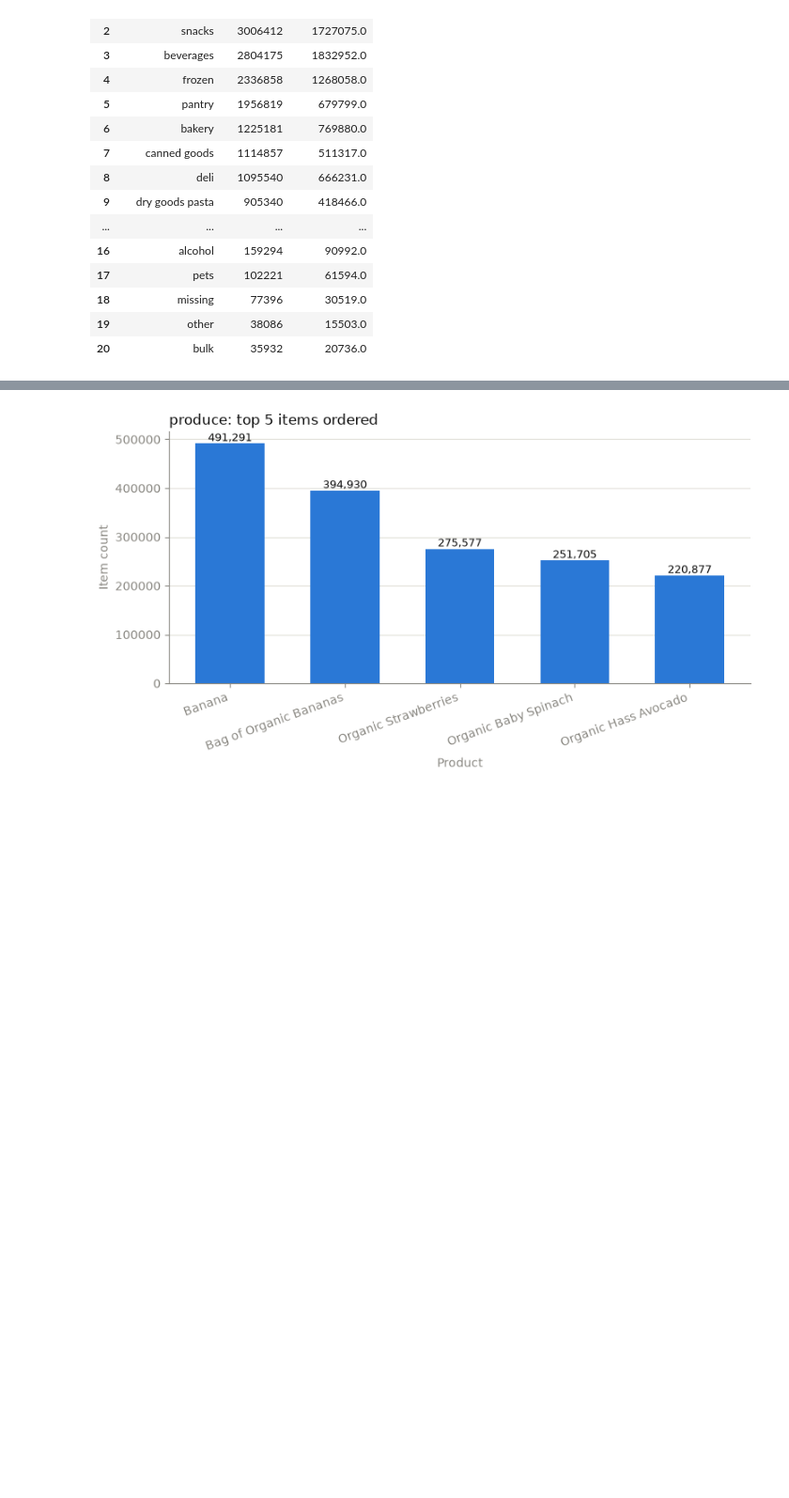
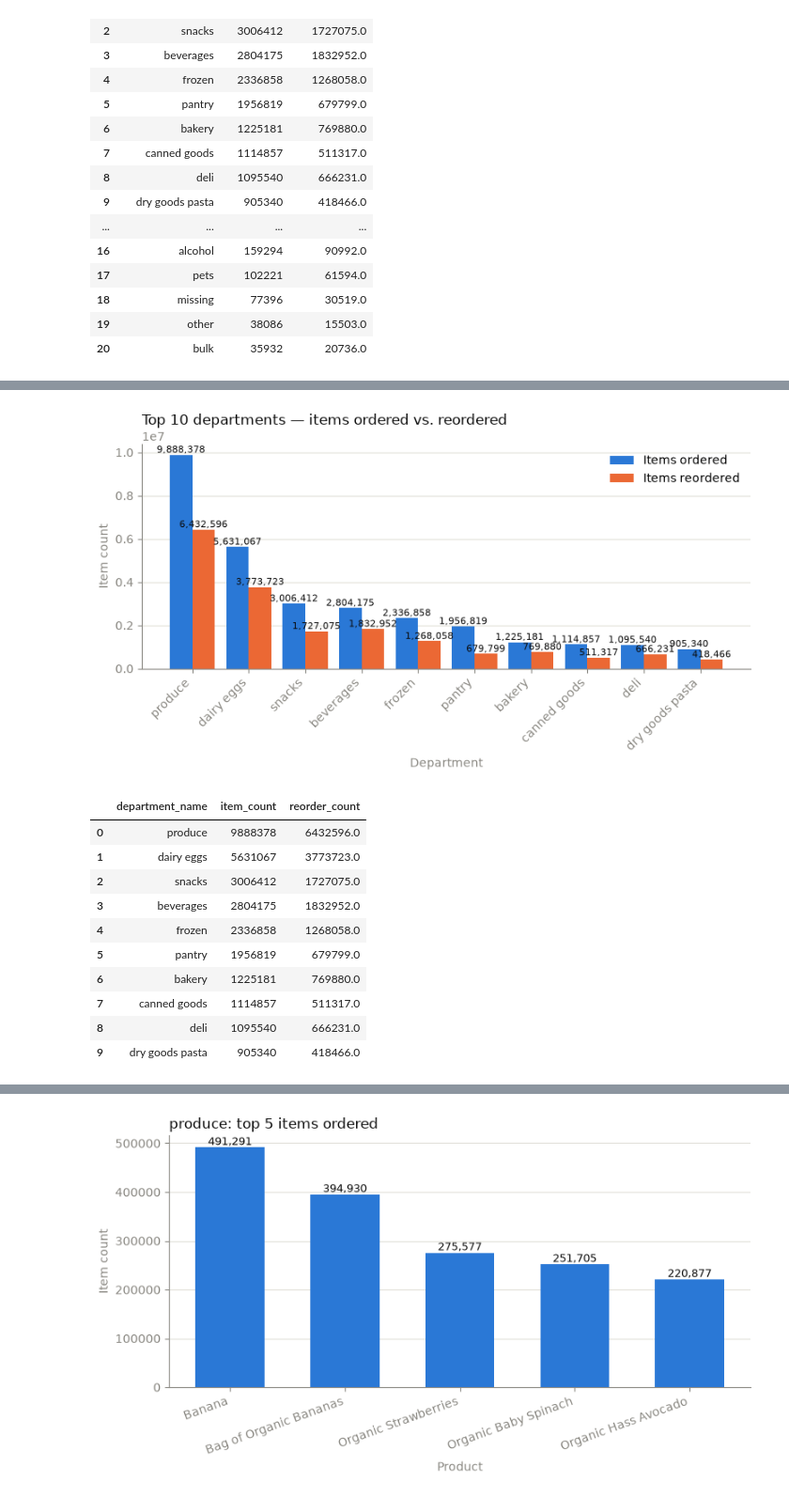
Before and after one commit to jennyhwo85-lgtm/module-2-project-instacart-analytics, a Jupyter notebook: notebook/EDA_01.ipynb, the cells around one changed output, grey strips where cells are left out. Shown at 94% size. Cells and saved outputs as stored; diff of their text form; code cells hidden in the pictures; blank space fills up the shorter version.

```diff
--- a/notebook/EDA_01.ipynb
+++ b/notebook/EDA_01.ipynb
@@ -223 +271,31 @@ dept_order_counts
+# %%
+top10_dept_counts = dept_order_counts.head(10)
+
+grouped_bar_chart(
+    top10_dept_counts["department_name"].tolist(),
+    {
+        "Items ordered": top10_dept_counts["item_count"].tolist(),
+        "Items reordered": top10_dept_counts["reorder_count"].tolist(),
+    },
+    colors={"Items ordered": BLUE, "Items reordered": ORANGE},
+    title="Top 10 departments — items ordered vs. reordered",
+    xlabel="Department",
+    ylabel="Item count",
+    rotate_x=45,
+)
+
+top10_dept_counts
+# %% [output]
+[figure, added]
+|  | department_name | item_count | reorder_count |
+| 0 | produce | 9888378 | 6432596.0 |
+| 1 | dairy eggs | 5631067 | 3773723.0 |
+| 2 | snacks | 3006412 | 1727075.0 |
+| 3 | beverages | 2804175 | 1832952.0 |
+| 4 | frozen | 2336858 | 1268058.0 |
+| 5 | pantry | 1956819 | 679799.0 |
+| 6 | bakery | 1225181 | 769880.0 |
+| 7 | canned goods | 1114857 | 511317.0 |
+| 8 | deli | 1095540 | 666231.0 |
+| 9 | dry goods pasta | 905340 | 418466.0 |
 # %% [markdown]
```
Also changed, not shown: parts of 21 cells of this notebook.
